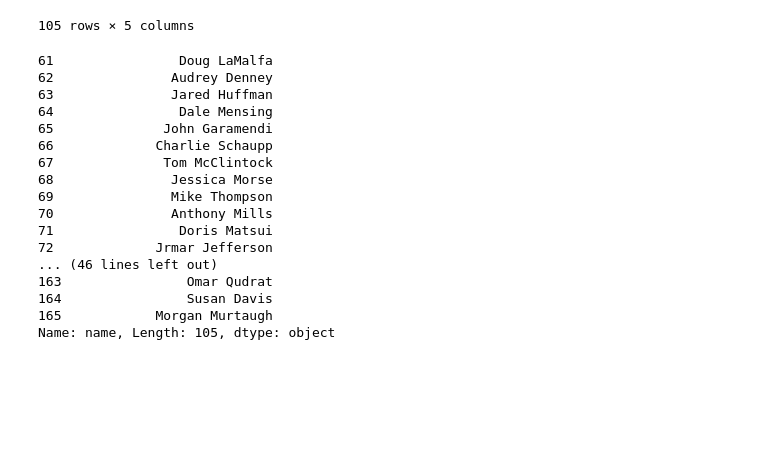
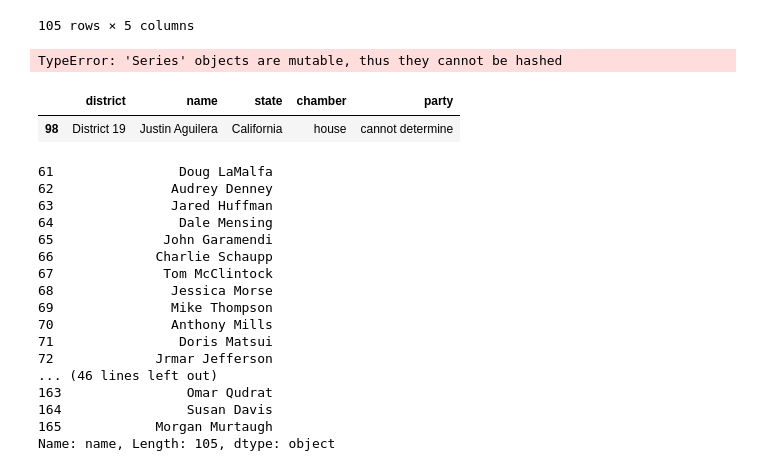
Before and after one commit to andrew-shackelford/Harvard_Twitter_Research_2018, a Jupyter notebook: midterm_candidate_scraper.ipynb, the cells around one changed output. Saved outputs shown, nothing was run; the diff lists cells and outputs as text; code cells hidden in the pictures; blank space fills up the shorter version.

```diff
--- a/midterm_candidate_scraper.ipynb
+++ b/midterm_candidate_scraper.ipynb
@@ -192,17 +192,21 @@ re.findall(r"Republican Party.*?Diane Harkey", html)
 # %%
         html_near_name = re.findall(r'<a.+?>.*?{}'.format(candidate_name), html)
 # %%
-def get_party(candidate_name, html):
+def get_party(candidate, html):
+    district_re = candidate.district + ".{1,300}General election.+?Primary"
+    district_html = re.findall(district_re, html, re.DOTALL)
+#     if districts:
+#         for district in districts:
     try:
-        html_near_name = re.findall(r'<a.+?>.*?<img alt=".*?{}'.format(candidate_name), html)
-        print(html_near_name)
+        html_near_name = re.findall(r'<a.+?>.*?<img alt=".*?{}'.format(candidate['name']), district_html[0])
+#         print(html_near_name)
         relevant_html = min(html_near_name, key=len)
-        print(relevant_html)
-        party = re.findall('<img alt="(.*?)".*?{}'.format(candidate_name), relevant_html)
-        print(party)
+#         print(relevant_html)
+        party = re.findall('<img alt="(.*?)".*?{}'.format(candidate['name']), relevant_html)
+#         print(party)
         return party[0]
     except:
-        print(candidate_name)
+        print(candidate['name'])
         return 'cannot determine'
 
 #     parties = ['Democrat', 'Republican', 'Independent', 'Libertarian', 'Green']
@@ -228,5 +233,2 @@ get_party('Audrey Denney', html)
 # %%
 ca_df = house_df.loc[house_df.state == 'California'].copy()
-# %%
-for name in ca_df.name:
-    ca_df.loc[ca_df.name == name, 'party'] = get_party(name, html)
@@ -250,0 +244,2 @@ for name in ca_df.name:
+# %%
+ca_df.party = ca_df.apply((lambda candidate: get_party(candidate, html)), axis=1).copy()
@@ -269,6 +269,16 @@ ca_df
 | 164 | District 53 | Susan Davis | California | house | Democratic Party |
 | 165 | District 53 | Morgan Murtaugh | California | house | Republican Party |
 105 rows × 5 columns
+# %%
+for name in ca_df.name:
+    ca_df.loc[ca_df.name == name, 'party'] = get_party(name, ca_df[ca_df.name == name, 'district'], html)
+# %% [output]
+TypeError: 'Series' objects are mutable, thus they cannot be hashed
+# %%
+ca_df[ca_df.party == 'cannot determine']
+# %% [output]
+|  | district | name | state | chamber | party |
+| 98 | District 19 | Justin Aguilera | California | house | cannot determine |
 # %%
 ca_df.to_csv('ca_candidates.csv')
 # %%
```
Also changed, not shown: parts of 5 cells of this notebook.
